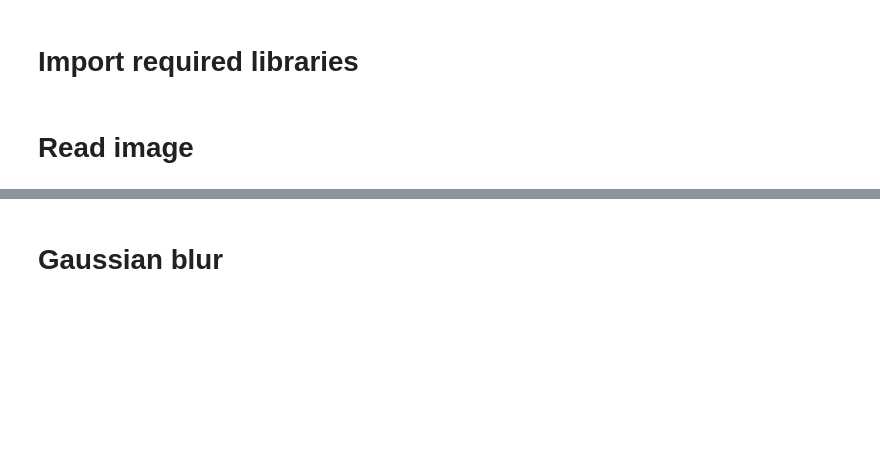
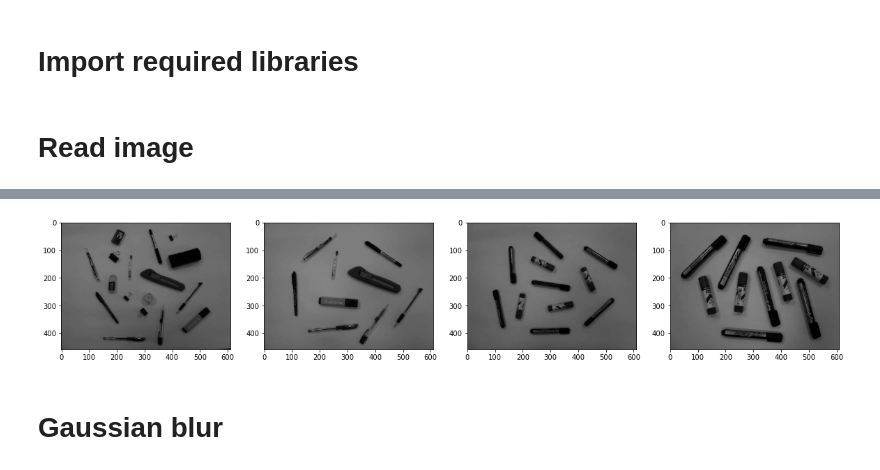
Before and after one commit to nvhoang55/Nhom-11__XLA__Project, a Jupyter notebook: bai-1/bai-1-set-2.ipynb, the cells around one changed output, grey strips where cells are left out. Drawn from its saved outputs; the diff is of its cells as text; code cells hidden in the pictures; blank space fills up the shorter version.

```diff
--- a/bai-1/bai-1-set-2.ipynb
+++ b/bai-1/bai-1-set-2.ipynb
@@ -31,2 +53,8 @@ plt.imshow(current_image, cmap='gray')
+# %%
+images = list(map(adjust_image_gamma, images))
+
+show_all_images(images)
+# %% [output]
+[figure, added]
 # %% [markdown]
 # Gaussian blur
```
Also changed, not shown: parts of 19 cells of this notebook, 1 other file.
